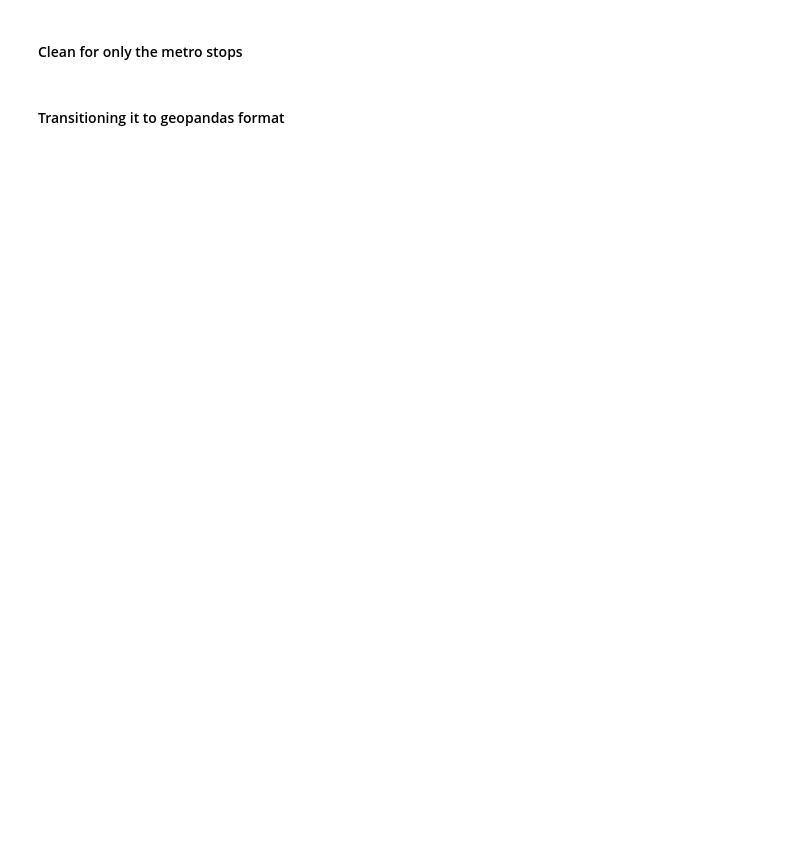
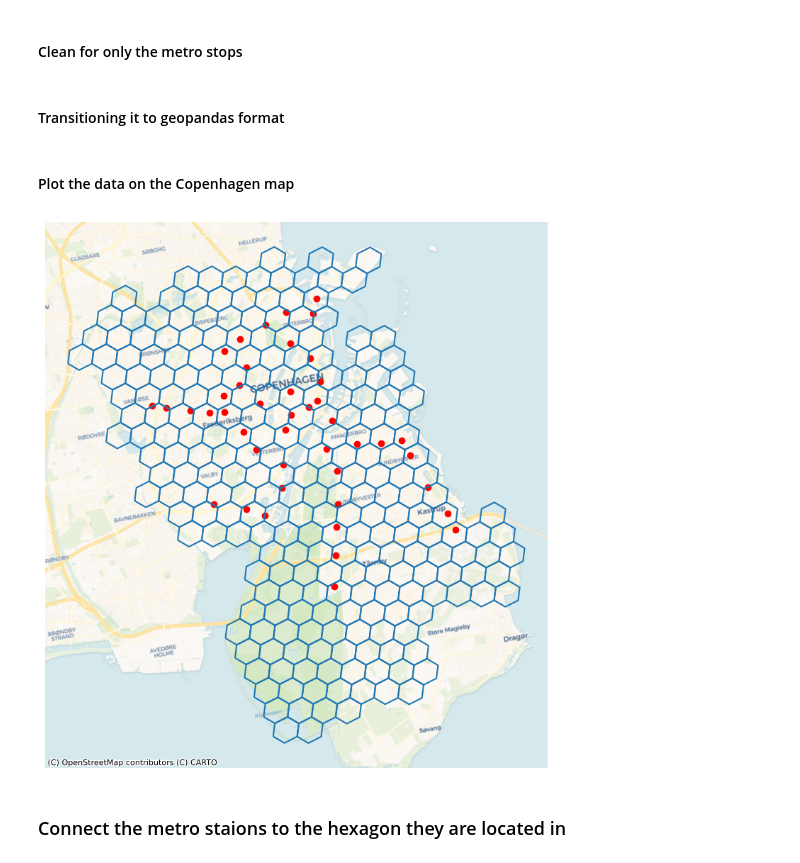
Before and after one commit to jevgbur/Genetic-algorithms-metro-optimization, a Jupyter notebook: basic_genetic/GA_overlapped_map.ipynb, the cells around one changed output. Drawn from its saved outputs; the diff is of its cells as text; code cells hidden in the pictures; blank space fills up the shorter version.

```diff
--- a/basic_genetic/GA_overlapped_map.ipynb
+++ b/basic_genetic/GA_overlapped_map.ipynb
@@ -582,7 +590,7 @@ import contextily as cx
 # %% [markdown]
 #### Load in the correct files from the GTFS data
 # %%
-GTFS_PATH = Path("data/raw/GTFS_Copenhagen.zip")
+GTFS_PATH = Path("../data/raw/GTFS_Copenhagen.zip")
 
 if not GTFS_PATH.exists():
     raise FileNotFoundError(
@@ -615,3 +625,18 @@ gdf_stops = gpd.GeoDataFrame(
 )
 
 gdf_stops_3857 = gdf_stops.to_crs(grid.crs)
+# %% [markdown]
+#### Plot the data on the Copenhagen map
+# %%
+fig, ax = plt.subplots(figsize=(10, 10))
+gdf_stops_3857[gdf_stops_3857['location_type'] == 0].plot(ax=ax,
+                                       color='red')
+
+grid.boundary.plot(ax=ax)
+cx.add_basemap(ax=ax, source=cx.providers.CartoDB.Voyager, crs = grid.crs)
+ax.set_axis_off()
+plt.show()
+# %% [output]
+[figure, added]
+# %% [markdown]
+### Connect the metro staions to the hexagon they are located in
```
Also changed, not shown: parts of 11 cells of this notebook.
